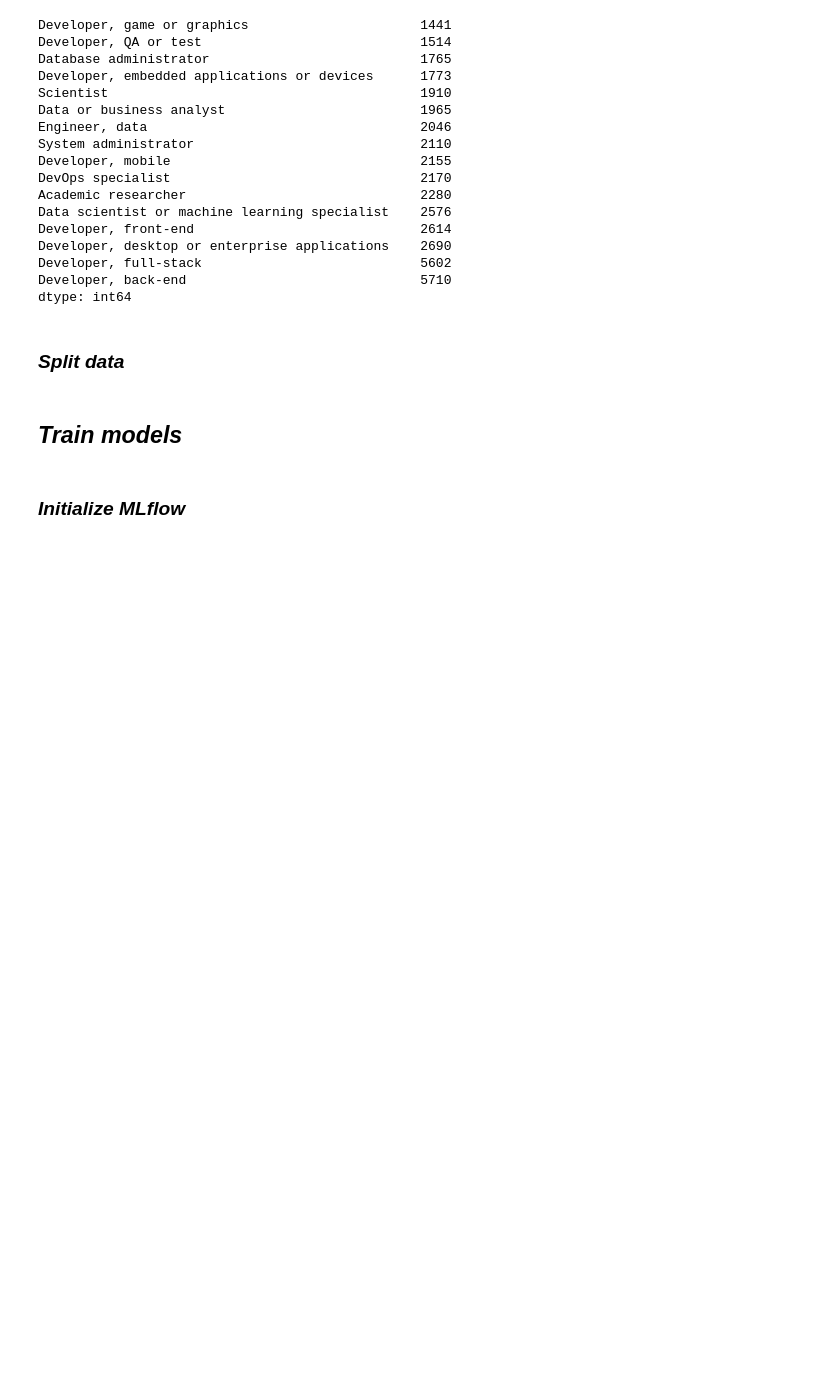
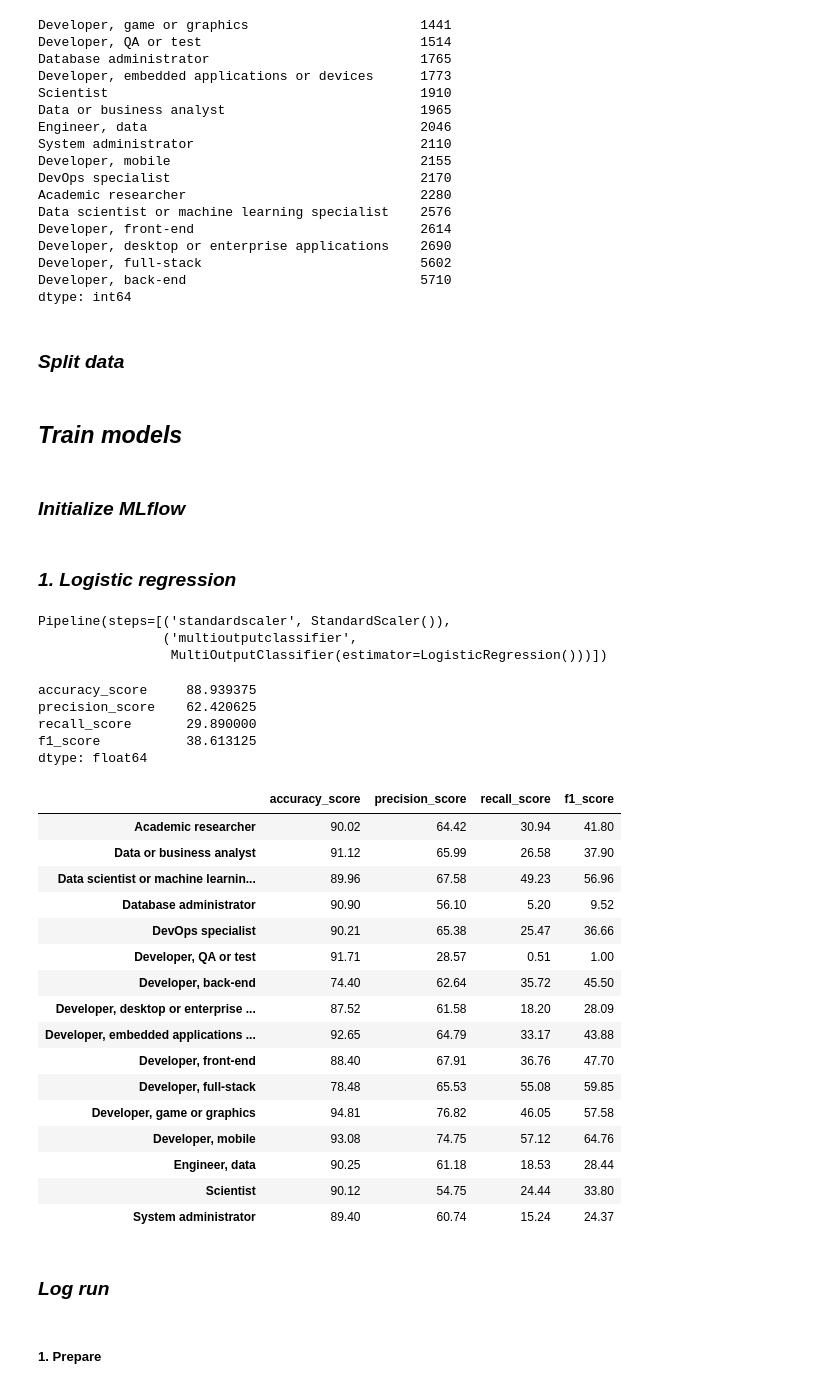
Before and after one commit to GehadTahoon/End_to_end_Datascience_Project-JobTechGuide, a Jupyter notebook: notebooks/04b_model_job_baseline.ipynb, the cells around one changed output. Saved outputs shown, nothing was run; the diff lists cells and outputs as text; code cells hidden in the pictures; blank space fills up the shorter version.

```diff
--- a/notebooks/04b_model_job_baseline.ipynb
+++ b/notebooks/04b_model_job_baseline.ipynb
@@ -188,0 +189,12 @@ exp = client.get_experiment_by_name(MLFLOW_EXPERIMENT_NAME)
+# %% [markdown]
+### _1. Logistic regression_
+# %%
+clf = make_pipeline(StandardScaler(),
+                    MultiOutputClassifier(LogisticRegression()))
+
+clf.fit(X_train.values, Y_train.values)
+#
+# %% [output]
+Pipeline(steps=[('standardscaler', StandardScaler()),
+                ('multioutputclassifier',
+                 MultiOutputClassifier(estimator=LogisticRegression()))])
@@ -188,0 +208,37 @@ exp = client.get_experiment_by_name(MLFLOW_EXPERIMENT_NAME)
+# %%
+# Evaluate on test set
+predictions =  pd.DataFrame(clf.predict(X_test.values), columns=Y_test.columns)
+test_scores = {score.__name__: calculate_quality(Y_test, predictions, score)
+                for score in [accuracy_score, precision_score, recall_score, f1_score]}
+test_scores = pd.concat(test_scores,axis=1)
+mean_test_scores = test_scores.mean()
+# %%
+print(mean_test_scores)
+test_scores
+# %% [output]
+accuracy_score     88.939375
+precision_score    62.420625
+recall_score       29.890000
+f1_score           38.613125
+dtype: float64
+|  | accuracy_score | precision_score | recall_score | f1_score |
+| Academic researcher | 90.02 | 64.42 | 30.94 | 41.80 |
+| Data or business analyst | 91.12 | 65.99 | 26.58 | 37.90 |
+| Data scientist or machine learnin... | 89.96 | 67.58 | 49.23 | 56.96 |
+| Database administrator | 90.90 | 56.10 | 5.20 | 9.52 |
+| DevOps specialist | 90.21 | 65.38 | 25.47 | 36.66 |
+| Developer, QA or test | 91.71 | 28.57 | 0.51 | 1.00 |
+| Developer, back-end | 74.40 | 62.64 | 35.72 | 45.50 |
+| Developer, desktop or enterprise ... | 87.52 | 61.58 | 18.20 | 28.09 |
+| Developer, embedded applications ... | 92.65 | 64.79 | 33.17 | 43.88 |
+| Developer, front-end | 88.40 | 67.91 | 36.76 | 47.70 |
+| Developer, full-stack | 78.48 | 65.53 | 55.08 | 59.85 |
+| Developer, game or graphics | 94.81 | 76.82 | 46.05 | 57.58 |
+| Developer, mobile | 93.08 | 74.75 | 57.12 | 64.76 |
+| Engineer, data | 90.25 | 61.18 | 18.53 | 28.44 |
+| Scientist | 90.12 | 54.75 | 24.44 | 33.80 |
+| System administrator | 89.40 | 60.74 | 15.24 | 24.37 |
+# %% [markdown]
+### _Log run_
+# %% [markdown]
+##### 1. Prepare
```
Also changed, not shown: parts of 7 cells of this notebook, 53 other files.
